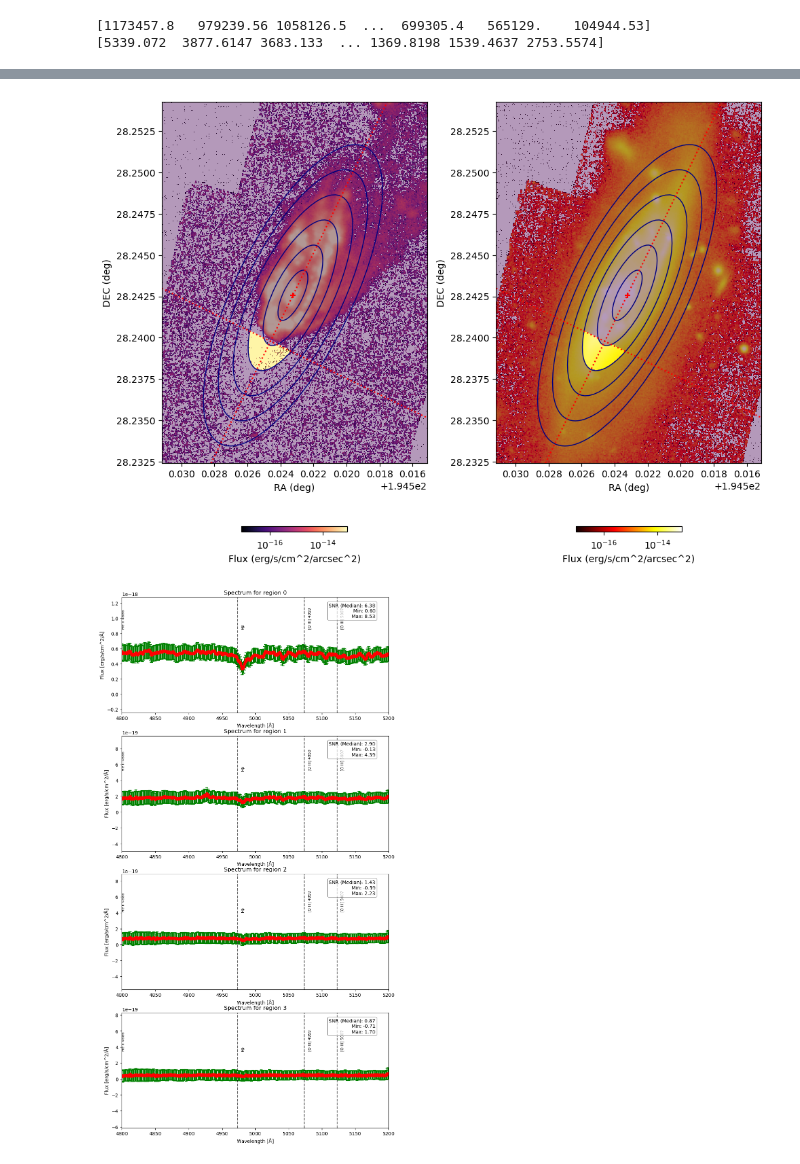
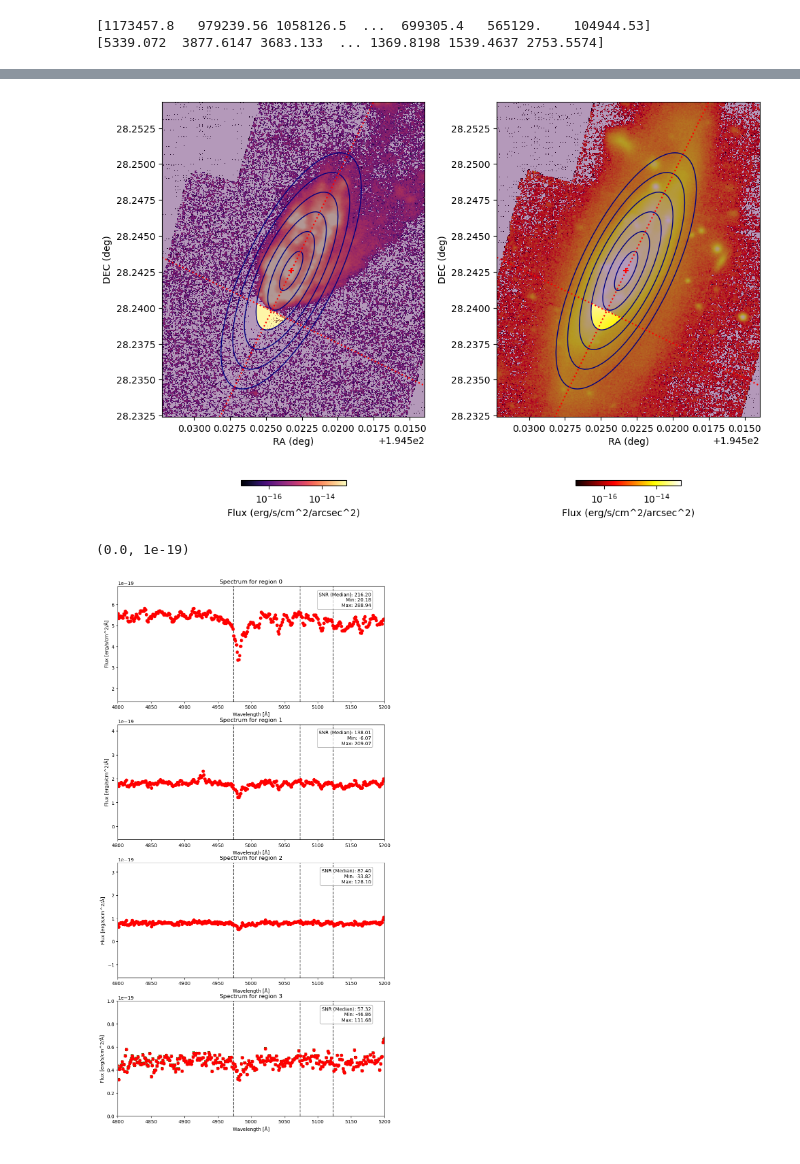
Before and after one commit to robertoinfurna/GALAXIES, a Jupyter notebook: RPS/NGC 4848.ipynb, the cells around one changed output, grey strips where cells are left out. Drawn from its saved outputs; the diff is of its cells as text; code cells hidden in the pictures.

```diff
--- a/RPS/NGC 4848.ipynb
+++ b/RPS/NGC 4848.ipynb
@@ -18,6 +18,7 @@ ponentially, as is typical of a disk
 <img src="images/NGC4848.png" width="500"/>
 # %%
 from astropy.io import fits
+from astropy.wcs import WCS
 import numpy as np
 
 # Open the FITS file and load data
@@ -50,18 +51,20 @@ w = header_1['CRVAL3'] + channels * header_1['CD3_3']   # wavelength in angstrom
 cube_units = 1e-20
 var_units = 1e-40
 
+wcs_dict = {
+    'CTYPE1': 'RA---TAN', 'CUNIT1': 'deg', 'CRVAL1': 194.5234088,
+    "CRPIX1": 140.90387017484, "CD1_1": -5.5555555555556e-05, "CD1_2": 0.0,
+    "CTYPE2": "DEC--TAN", "CUNIT2": "deg", "CRVAL2": 28.23864415,
+    "CRPIX2": 113.36084811896, "CD2_1": 0.0, "CD2_2": 5.5555555555556e-05,
+}
+
+# In this case the tangential projection gives just a small correction, because the FOV is small
+wcs = WCS(wcs_dict)
+
 naxis1, naxis2 = header_1['NAXIS1'], header_1['NAXIS2']
-crpix1, crpix2 = header_1['CRPIX1'], header_1['CRPIX2']
-crval1, crval2 = header_1['CRVAL1'], header_1['CRVAL2']
-cdelt1, cdelt2 = header_1['CD1_1'], header_1['CD2_2']
 
-# RA range
-ra_min = crval1 + (1 - crpix1) * cdelt1
-ra_max = crval1 + (naxis1 - crpix1) * cdelt1
-
-# DEC range
-dec_min = crval2 + (1 - crpix2) * cdelt2
-dec_max = crval2 + (naxis2 - crpix2) * cdelt2
+ra_min, dec_min = wcs.all_pix2world([[0, 0]], 0)[0]
+ra_max, dec_max = wcs.all_pix2world([[naxis1, naxis2]], 0)[0]
 # %% [output]
 Filename: DATA/NGC_4848/NGC4848_cut.fits
 No.    Name      Ver    Type      Cards   Dimensions   Format
@@ -141,7 +154,7 @@ max = np.max(summed_spectra*cube_units)
 for name, (wmin, wmax) in filters.items():
     plt.fill_betweenx([min, max], wmin, wmax, alpha=0.2, label=f"{name} filter")
 
-z_Coma = 0.0231
+z =  0.023513
 
 # Define important emission/absorption lines in galaxies
 # Define important emission/absorption lines in galaxies
@@ -176,7 +189,7 @@ spectral_lines = {
     "Na I D (Doublet)": 5890,  # Doublet at 5890 and 5896 Å
 }
 # Apply redshift correction to each spectral line
-redshifted_lines = {name: wavelength * (1 + z_Coma) for name, wavelength in spectral_lines.items()}
+redshifted_lines = {name: wavelength * (1 + z) for name, wavelength in spectral_lines.items()}
 
 # Add vertical dashed lines for spectral features
 for name, wavelength in redshifted_lines.items():
@@ -201,7 +214,8 @@ Ha_channel_sup = int((6750 - crval3)/dw)
 continuum_channel_inf = int((6645 - crval3)/dw)
 continuum_channel_sup = int((6695 - crval3)/dw)
 
-units = 1e-20 * 50 / ( cdelt1 * 3600 )**2   # integrating on wavelength, per arcsec^2
+
+units = 1e-20 * 50 / ( 5.5555555555556e-05 * 3600 )**2   # integrating on wavelength, per arcsec^2
 
 integrated_Ha_continuum = np.nansum(cube[Ha_channel_inf:Ha_channel_sup, :, :],axis=0) * units
 integrated_continuum_near_Ha = np.nansum(cube[continuum_channel_inf:continuum_channel_sup, :, :], axis=0) * units
@@ -249,7 +263,7 @@ m_semimajor_axis = np.tan(np.radians(angle))
 y_semi =  m_semimajor_axis * (x - center[0]) + center[1]
 
 e = np.sqrt(1-(160/450)**2)
-width = 30 * cdelt1
+width = 0.0015 #30 * cdelt1
 n = 7
 
 # Generate the coordinate grid
@@ -371,7 +385,7 @@ for k in range(2):
 plt.tight_layout(rect=[0, 0, 1, 0.96])  # Adjust the tight_layout to leave space for colorbars
 plt.show()
 # %% [output]
-[figure, old version]
+[figure, new version]
 # %%
 fig,ax= plt.subplots(4,1,figsize=(10,20))
 ax = ax.flatten()
@@ -380,35 +394,39 @@ for i,mask in enumerate(masks[2:]):
     n = len(mask[mask==True])
     # Sum the spectra for the region defined by the mask (sum over the spatial axes)
     spectra_region = np.nansum(cube[:, mask], axis=1) / n
-    var_region = np.nansum(var[:, mask], axis=1) / n
+    var_region = np.nansum(var[:, mask], axis=1) / n**2
     ax[i].errorbar(w, spectra_region * cube_units, yerr=np.sqrt(var_region * var_units), fmt='o', color='red', ecolor='green', elinewidth=1.5, capsize=3, capthick=1.5)
 
     snr = spectra_region / np.sqrt(var_region)
     #ax[i].plot(w,snr)
     snr_median = np.nanmedian(snr)
     snr_min = np.nanmin(snr)
     snr_max = np.nanmax(snr)
 
     # Add text to the upper right of the plot
     ax[i].text(
         0.95, 0.95,
         f"SNR (Median): {snr_median:.2f}\nMin: {snr_min:.2f}\nMax: {snr_max:.2f}",
         ha='right', va='top',
         transform=ax[i].transAxes,
         fontsize=10, bbox=dict(boxstyle='round,pad=0.3', edgecolor='gray', facecolor='white', alpha=0.7)
     )
 
     # Add vertical dashed lines for spectral features
     max = np.max(spectra_region*cube_units)
     for name, wavelength in redshifted_lines.items():
         ax[i].axvline(wavelength, color="black", linestyle="dashed", alpha=0.7)
         ax[i].text(wavelength + 5, max * 1.3, name,
                  rotation=90, verticalalignment="bottom", fontsize=8, zorder=1, clip_on=True)
 
     #ax[i].set_xlim(6600,7800)
     ax[i].set_xlim(4800,5200)
     ax[i].set_xlabel("Wavelength [Å]")
     ax[i].set_ylabel("Flux [erg/s/cm^2/Å]")
     ax[i].set_title(f"Spectrum for region {i:.0f}")
+
+
+ax[3].set_ylim(0,1e-19)
 # %% [output]
+(0.0, 1e-19)
-[figure, old version]
+[figure, new version]
```
Also changed, not shown: parts of 25 cells of this notebook.
